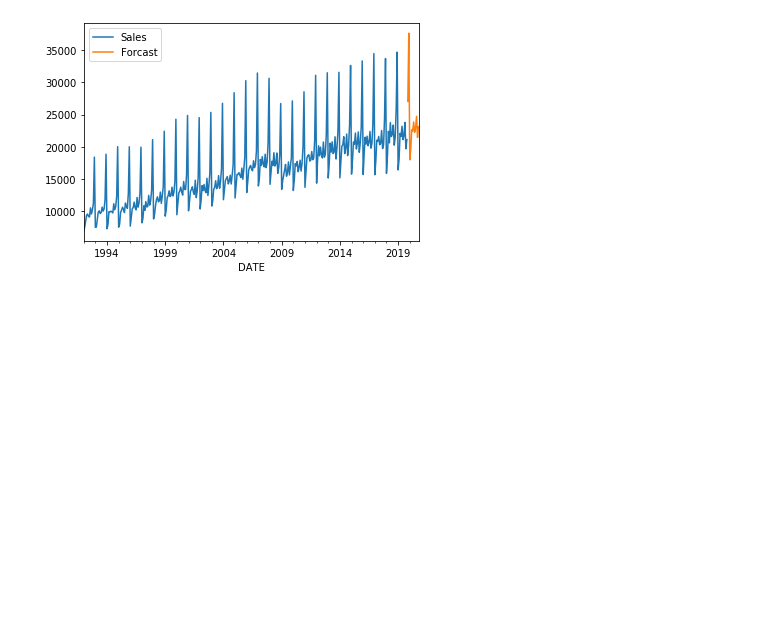
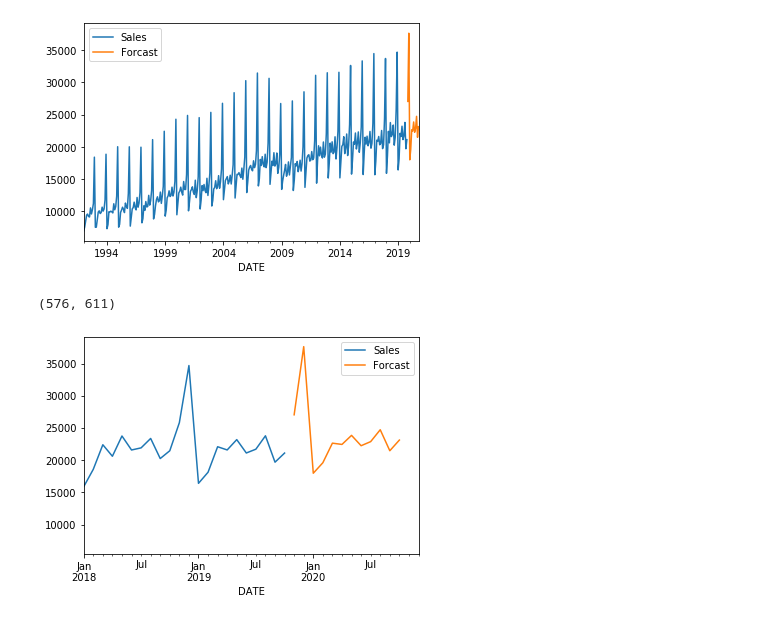
Before and after one commit to rapport-it/MyML, a Jupyter notebook: Recurent Nueral Networks/Time Series/TimeSeris.ipynb, the cells around one changed output. Cells and saved outputs as stored; diff of their text form; code cells hidden in the pictures; blank space fills up the shorter version.

```diff
--- a/Recurent Nueral Networks/Time Series/TimeSeris.ipynb
+++ b/Recurent Nueral Networks/Time Series/TimeSeris.ipynb
@@ -320,4 +320,7 @@ forcast_df.plot(ax=ax)
 # %%
 ax= df.plot()
 forcast_df.plot(ax=ax)
-plt.xlim('2018-01-01', '2018-12-01')
+plt.xlim('2018-01-01', '2020-12-01')
+# %% [output]
+(576, 611)
+[figure, added]
```
